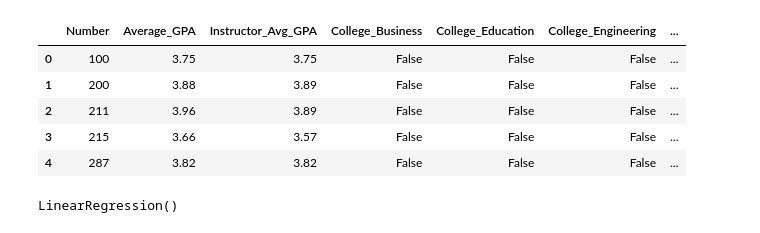
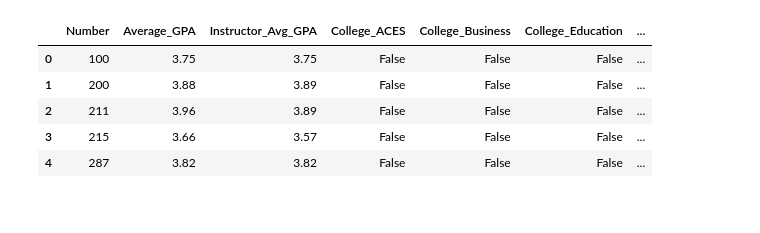
Before and after one commit to chuanlingyu/GradePredictor, a Jupyter notebook: notebooks/exploration.ipynb, the cells around one changed output. Cells and saved outputs as stored; diff of their text form; code cells hidden in the pictures.

Commit message:
Fixed cleaned grades dataset so that the college of ACES would be included, and added a RandomForestRegressor model to our train_model.py file

```diff
--- a/notebooks/exploration.ipynb
+++ b/notebooks/exploration.ipynb
@@ -11,8 +10,9 @@ os.getcwd()
 # %%
-df = pd.read_csv('..\data\processed\cleaned_grades.csv')
+df = pd.read_csv('../data/processed/cleaned_grades.csv')
+
 df.head()
 # %% [output]
-|  | Number | Average_GPA | Instructor_Avg_GPA | College_Business | College_Education | College_Engineering | ... |
+|  | Number | Average_GPA | Instructor_Avg_GPA | College_ACES | College_Business | College_Education | ... |
 | 0 | 100 | 3.75 | 3.75 | False | False | False | ... |
 | 1 | 200 | 3.88 | 3.89 | False | False | False | ... |
 | 2 | 211 | 3.96 | 3.89 | False | False | False | ... |
@@ -29,4 +34,0 @@ model = LinearRegression()
-# %%
-model.fit(X_train, y_train)
-# %% [output]
-LinearRegression()
```
Also changed, not shown: parts of 13 cells of this notebook, 3 other files.
